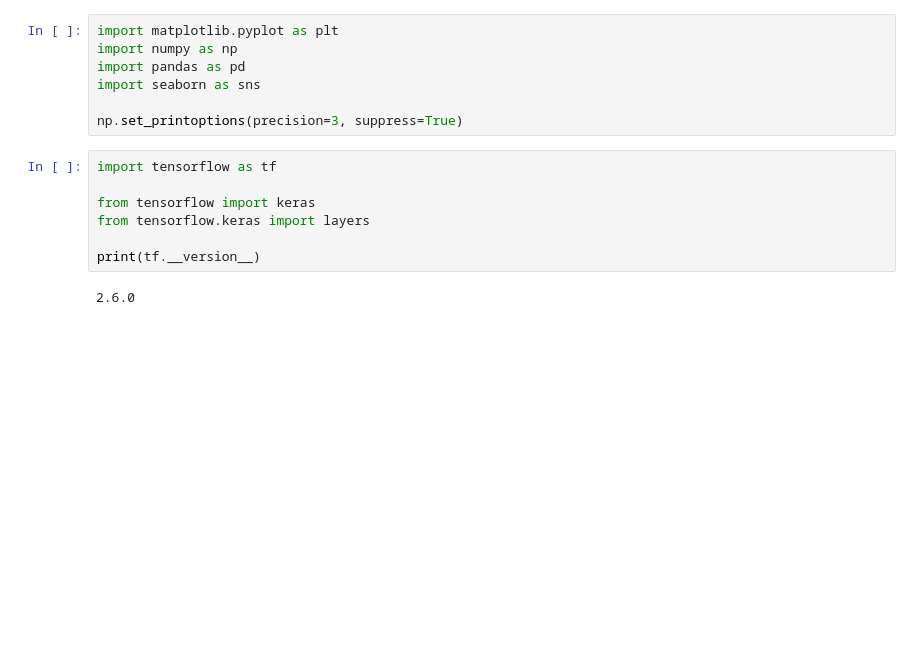
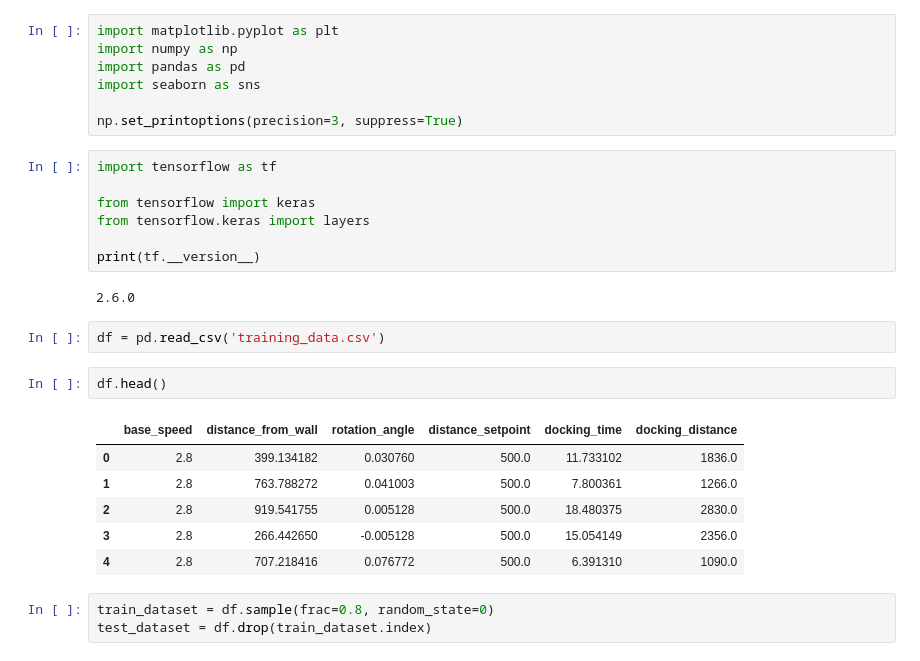
Before and after one commit to szymciem8/AGV-Autonomous-Docking, a Jupyter notebook: docking_prediction/regression.ipynb, the cells around one changed output. Cells and saved outputs as stored; diff of their text form; blank space fills up the shorter version.

```diff
--- a/docking_prediction/regression.ipynb
+++ b/docking_prediction/regression.ipynb
@@ -33,3 +33,17 @@ from tensorflow.keras import layers
 print(tf.__version__)
 # %% [output]
 2.6.0
+# %%
+df = pd.read_csv('training_data.csv')
+# %%
+df.head()
+# %% [output]
+|  | base_speed | distance_from_wall | rotation_angle | distance_setpoint | docking_time | docking_distance |
+| 0 | 2.8 | 399.134182 | 0.030760 | 500.0 | 11.733102 | 1836.0 |
+| 1 | 2.8 | 763.788272 | 0.041003 | 500.0 | 7.800361 | 1266.0 |
+| 2 | 2.8 | 919.541755 | 0.005128 | 500.0 | 18.480375 | 2830.0 |
+| 3 | 2.8 | 266.442650 | -0.005128 | 500.0 | 15.054149 | 2356.0 |
+| 4 | 2.8 | 707.218416 | 0.076772 | 500.0 | 6.391310 | 1090.0 |
+# %%
+train_dataset = df.sample(frac=0.8, random_state=0)
+test_dataset = df.drop(train_dataset.index)
```
Also changed, not shown: parts of 2 cells of this notebook, 3 other files.
